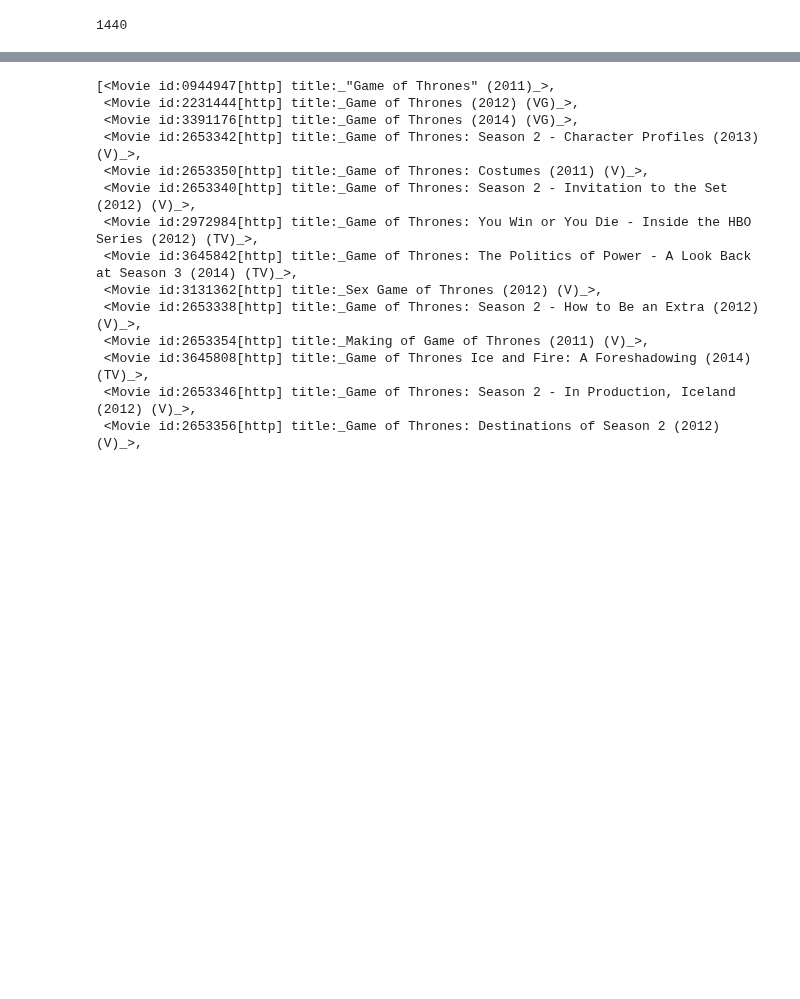
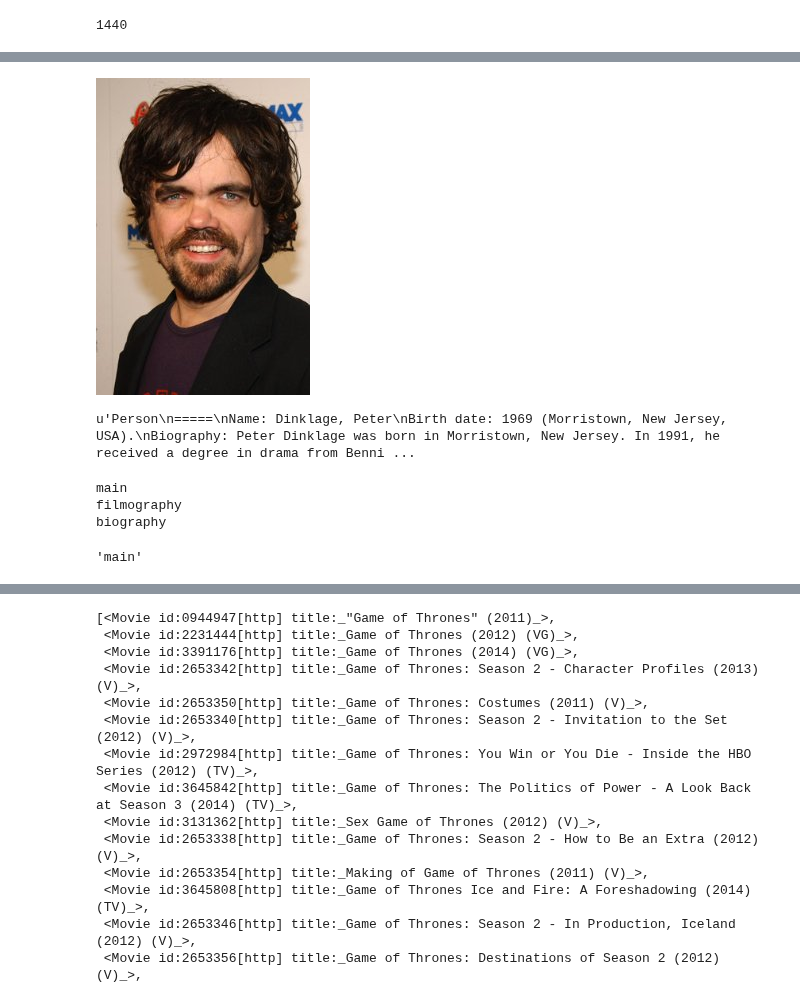
Before and after one commit to wcmckee/artcontrol-api, a Jupyter notebook: pyssh.ipynb, the cells around one changed output, grey strips where cells are left out. Drawn from its saved outputs; the diff is of its cells as text; code cells hidden in the pictures; blank space fills up the shorter version.

Commit message:
added more imdb cast

```diff
--- a/pyssh.ipynb
+++ b/pyssh.ipynb
@@ -143 +146,3 @@ Game of Thrones Impressions
 2718250
+# %%
+mov = ia.get_movie(thrlis[0])
@@ -143,0 +153,4 @@ Game of Thrones Impressions
+# %%
+cast = mov['cast'][0]
+# %%
+ia.update(cast)
@@ -143,0 +185,2 @@ Game of Thrones Impressions
+# %%
+imghed = cast['headshot']
@@ -144,3 +189,22 @@ Game of Thrones Impressions
+# %%
+Image(imghed)
+# %% [output]
+[figure, added]
+# %%
+cast.summary()
+# %% [output]
+u'Person\n=====\nName: Dinklage, Peter\nBirth date: 1969 (Morristown, New Jersey, USA).\nBiography: Peter Dinklage was born in Morristown, New Jersey. In 1991, he received a degree in drama from Benni ...
+# %%
+for caz in cast.current_info:
+    print caz
+# %% [output]
+main
+filmography
+biography
+# %%
+cast.current_info[0]
+# %% [output]
+'main'
 # %%
 thrlis
 # %% [output]
```
Also changed, not shown: parts of 7 cells of this notebook, 1 other file.
